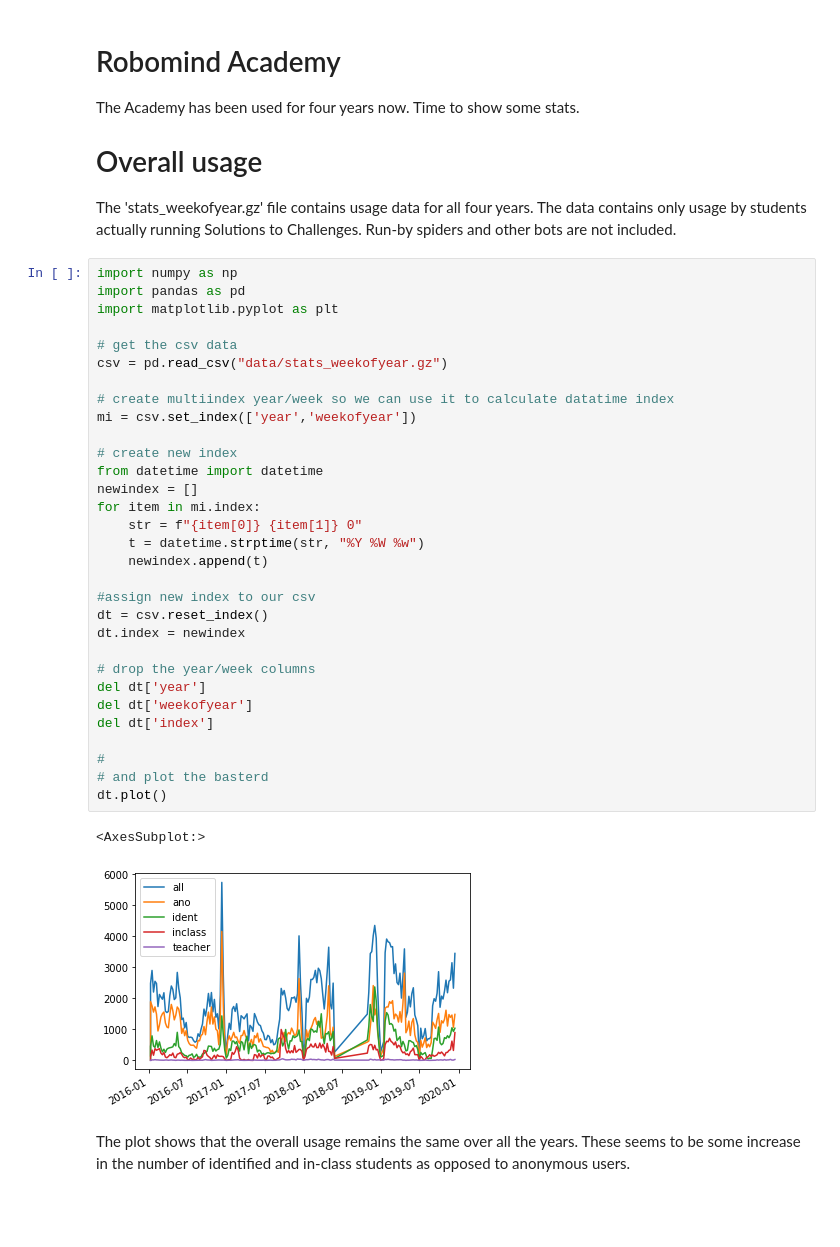
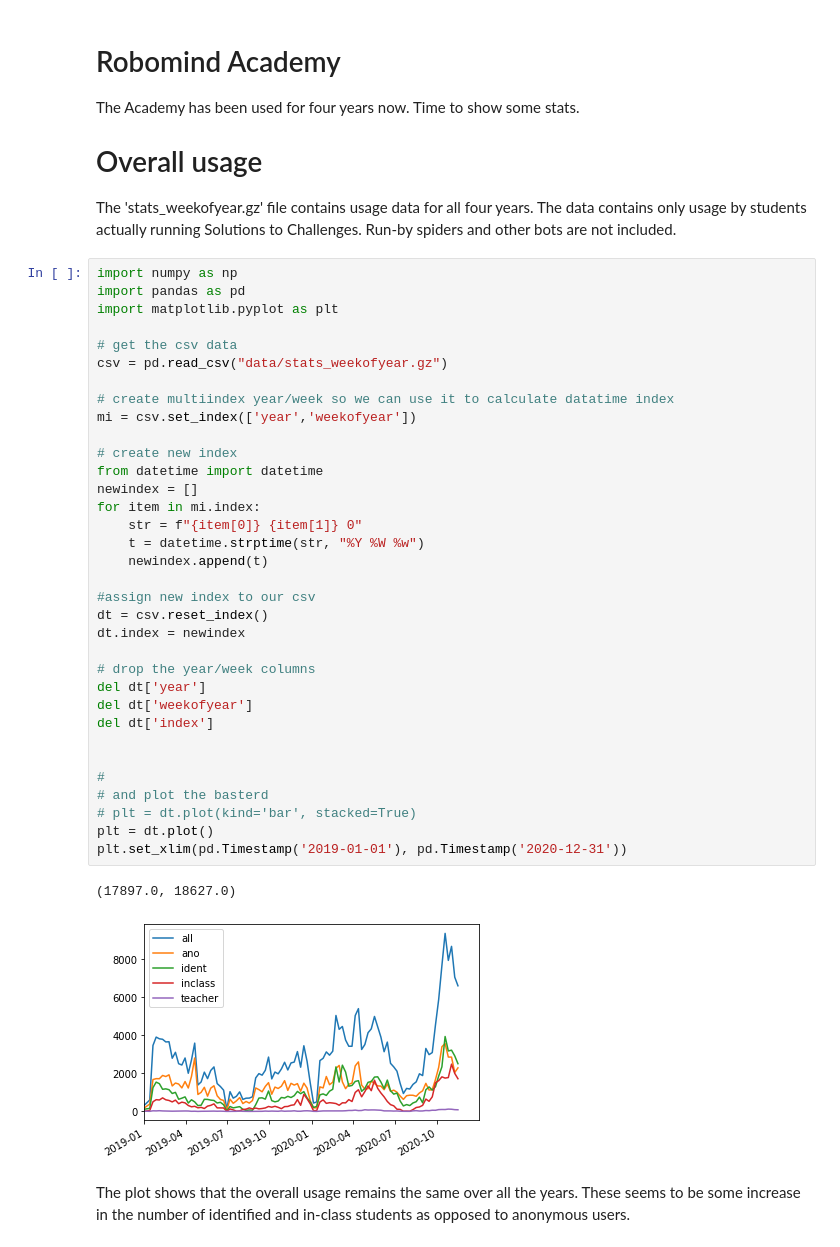
Before and after one commit to Janvanoorschot/anarobo, a Jupyter notebook: examples/weekofyear.ipynb, the cells around one changed output. Drawn from its saved outputs; the diff is of its cells as text; blank space fills up the shorter version.

```diff
--- a/examples/weekofyear.ipynb
+++ b/examples/weekofyear.ipynb
@@ -12,36 +12,39 @@ and other bots are not included.
 import numpy as np
 import pandas as pd
 import matplotlib.pyplot as plt
 
 # get the csv data
 csv = pd.read_csv("data/stats_weekofyear.gz")
 
 # create multiindex year/week so we can use it to calculate datatime index
 mi = csv.set_index(['year','weekofyear'])
 
 # create new index
 from datetime import datetime
 newindex = []
 for item in mi.index:
     str = f"{item[0]} {item[1]} 0"
     t = datetime.strptime(str, "%Y %W %w")
     newindex.append(t)
 
 #assign new index to our csv
 dt = csv.reset_index()
 dt.index = newindex
 
 # drop the year/week columns
 del dt['year']
 del dt['weekofyear']
 del dt['index']
 
+
 #
 # and plot the basterd
-dt.plot()
+# plt = dt.plot(kind='bar', stacked=True)
+plt = dt.plot()
+plt.set_xlim(pd.Timestamp('2019-01-01'), pd.Timestamp('2020-12-31'))
 # %% [output]
-<AxesSubplot:>
+(17897.0, 18627.0)
-[figure, old version]
+[figure, new version]
 # %% [markdown]
 The plot shows that the overall usage remains the same  over all the years.
 These seems to be some increase in the number of identified and in-class students as opposed to
```
Also changed, not shown: parts of 1 cell of this notebook, 9 other files.
